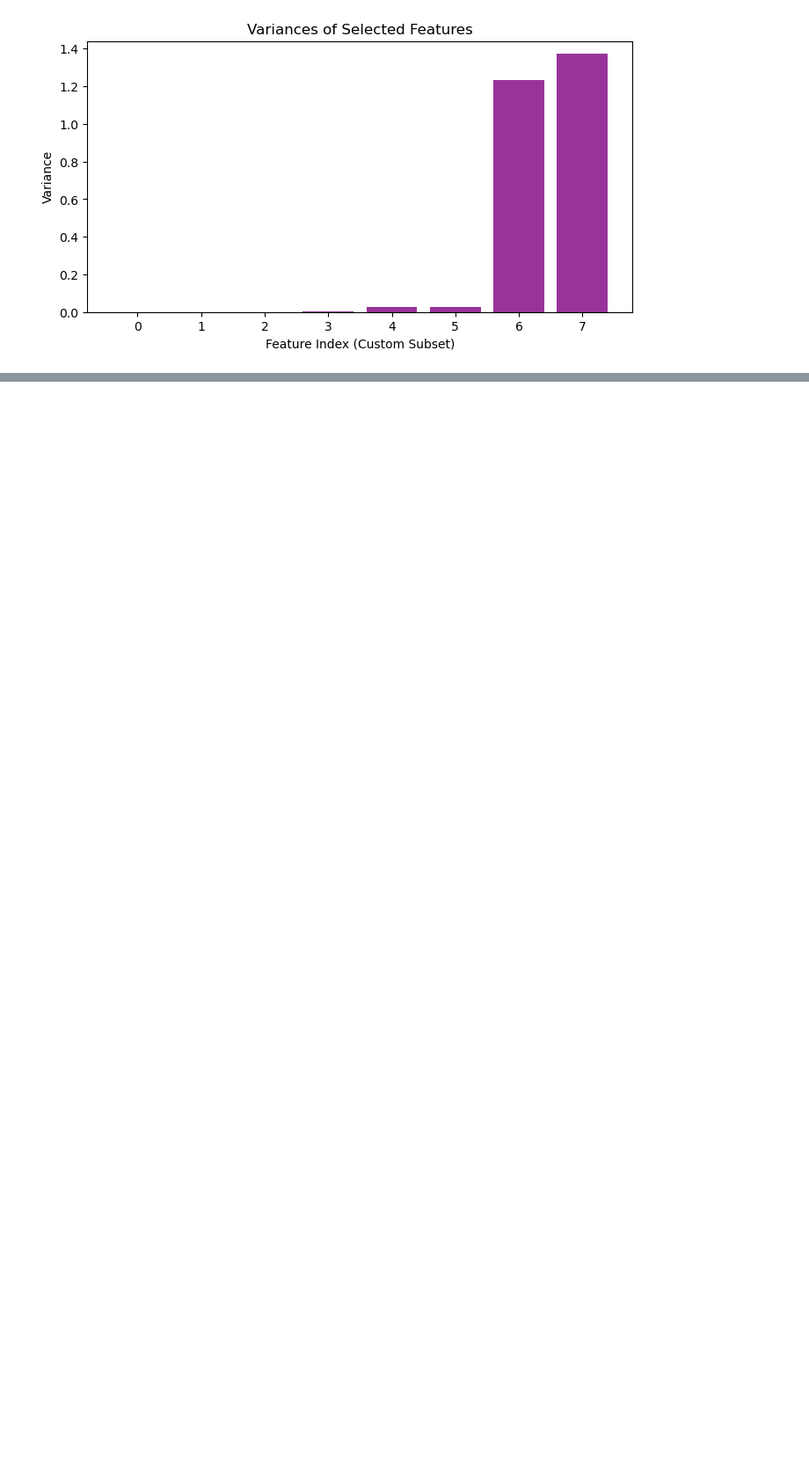
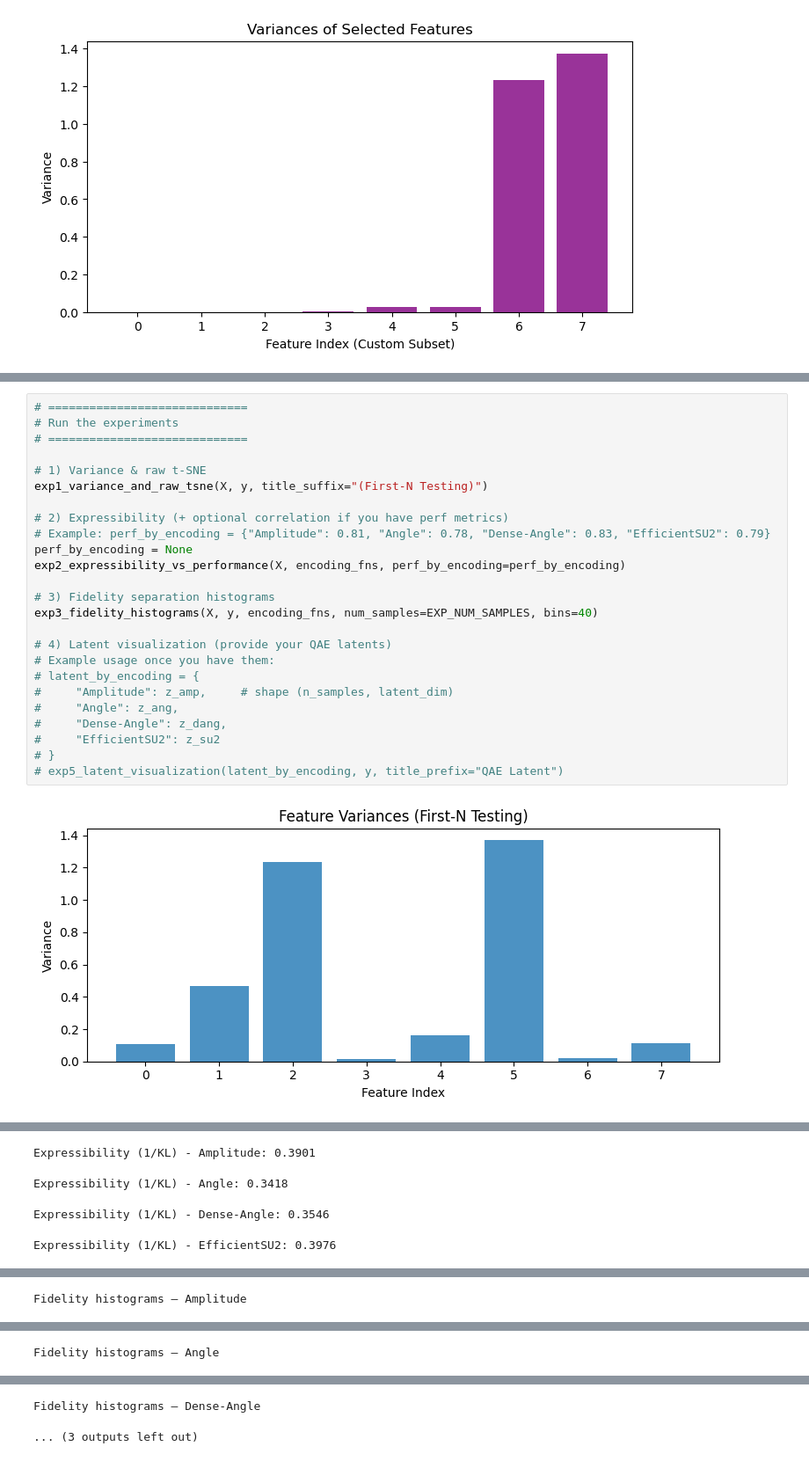
Before and after one commit to RohanSenthil/QAE_BETH_Anomaly, a Jupyter notebook: qae_theory.ipynb, the cells around one changed output, grey strips where cells are left out. Shown at 88% size. Cells and saved outputs as stored; diff of their text form; blank space fills up the shorter version.

```diff
--- a/qae_theory.ipynb
+++ b/qae_theory.ipynb
@@ -537,0 +766,27 @@ Balanced feature indices: [22 18 19 17 23  9  2  5]
+# %%
+# =============================
+# Run the experiments
+# =============================
+
+# 1) Variance & raw t-SNE
+exp1_variance_and_raw_tsne(X, y, title_suffix="(First-N Testing)")
+
+# 2) Expressibility (+ optional correlation if you have perf metrics)
+# Example: perf_by_encoding = {"Amplitude": 0.81, "Angle": 0.78, "Dense-Angle": 0.83, "EfficientSU2": 0.79}
+perf_by_encoding = None
+exp2_expressibility_vs_performance(X, encoding_fns, perf_by_encoding=perf_by_encoding)
+
+# 3) Fidelity separation histograms
+exp3_fidelity_histograms(X, y, encoding_fns, num_samples=EXP_NUM_SAMPLES, bins=40)
+
+# 4) Latent visualization (provide your QAE latents)
+# Example usage once you have them:
+# latent_by_encoding = {
+#     "Amplitude": z_amp,     # shape (n_samples, latent_dim)
+#     "Angle": z_ang,
+#     "Dense-Angle": z_dang,
+#     "EfficientSU2": z_su2
+# }
+# exp5_latent_visualization(latent_by_encoding, y, title_prefix="QAE Latent")
+# %% [output]
+[figure, added]
@@ -537,0 +794,4 @@ Balanced feature indices: [22 18 19 17 23  9  2  5]
+Expressibility (1/KL) - Amplitude: 0.3901
+Expressibility (1/KL) - Angle: 0.3418
+Expressibility (1/KL) - Dense-Angle: 0.3546
+Expressibility (1/KL) - EfficientSU2: 0.3976
@@ -537,0 +799 @@ Balanced feature indices: [22 18 19 17 23  9  2  5]
+Fidelity histograms — Amplitude
@@ -537,0 +801 @@ Balanced feature indices: [22 18 19 17 23  9  2  5]
+Fidelity histograms — Angle
@@ -537,0 +803,2 @@ Balanced feature indices: [22 18 19 17 23  9  2  5]
+Fidelity histograms — Dense-Angle
+... (3 outputs left out)
```
Also changed, not shown: parts of 6 cells of this notebook, 3 other files.
